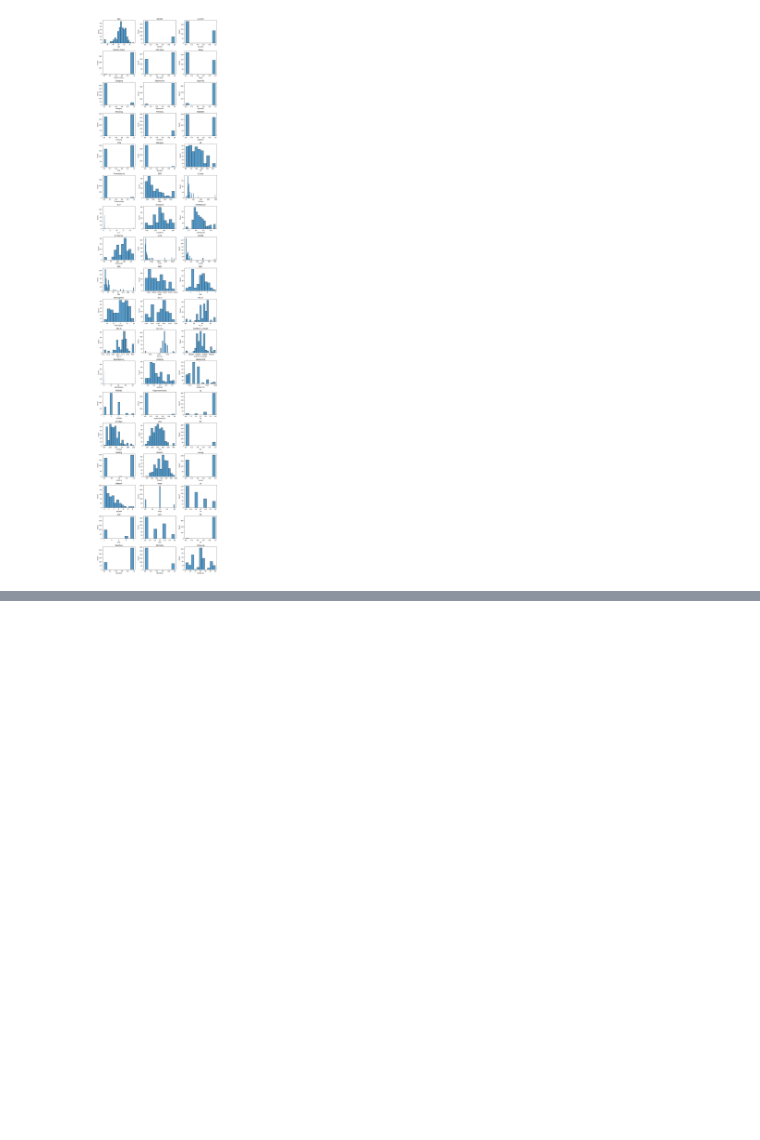
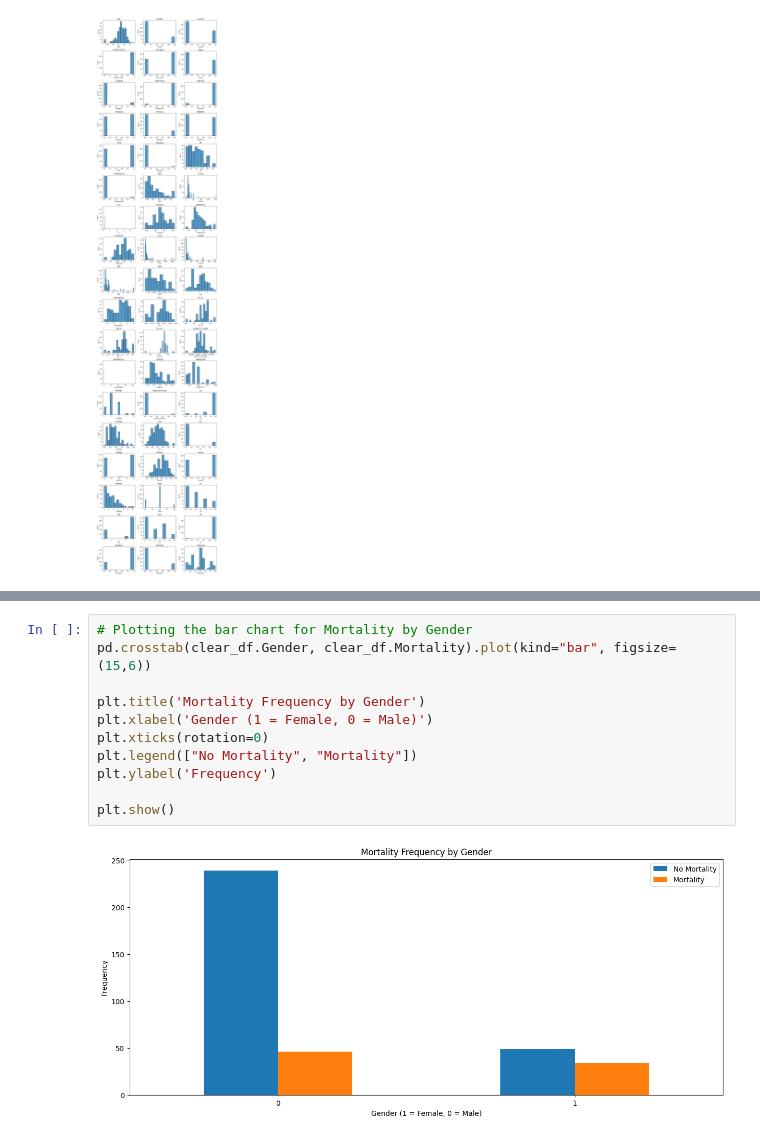
Before and after one commit to Akshit-H-Jain/heart-failure-prediction, a Jupyter notebook: notebooks/health-disease-prediction.ipynb, the cells around one changed output, grey strips where cells are left out. Drawn from its saved outputs; the diff is of its cells as text; blank space fills up the shorter version.

```diff
--- a/notebooks/health-disease-prediction.ipynb
+++ b/notebooks/health-disease-prediction.ipynb
@@ -179,0 +238,13 @@ plt.show()
+# %%
+# Plotting the bar chart for Mortality by Gender
+pd.crosstab(clear_df.Gender, clear_df.Mortality).plot(kind="bar", figsize=(15,6))
+
+plt.title('Mortality Frequency by Gender')
+plt.xlabel('Gender (1 = Female, 0 = Male)')
+plt.xticks(rotation=0)
+plt.legend(["No Mortality", "Mortality"])
+plt.ylabel('Frequency')
+
+plt.show()
+# %% [output]
+[figure, added]
```
Also changed, not shown: parts of 23 cells of this notebook.
